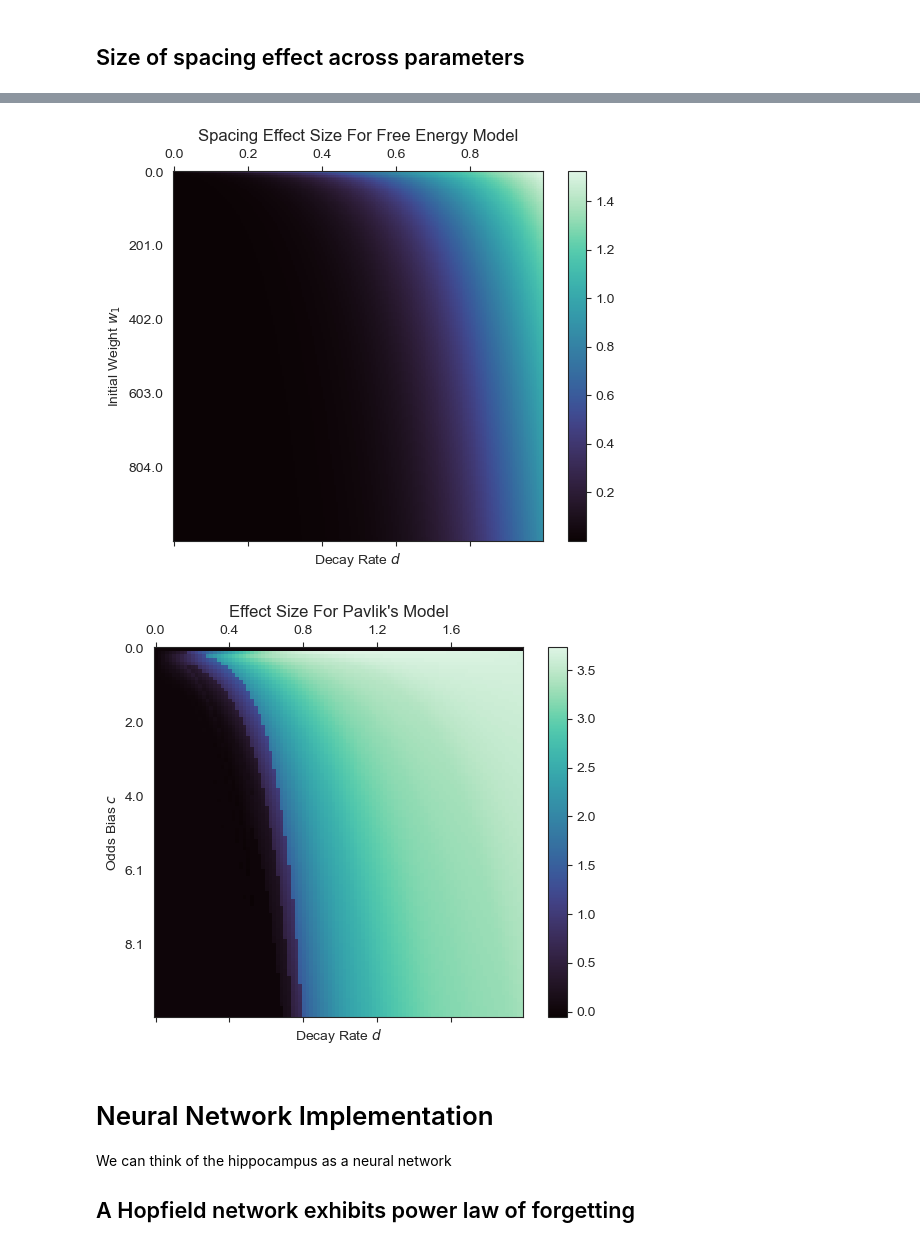
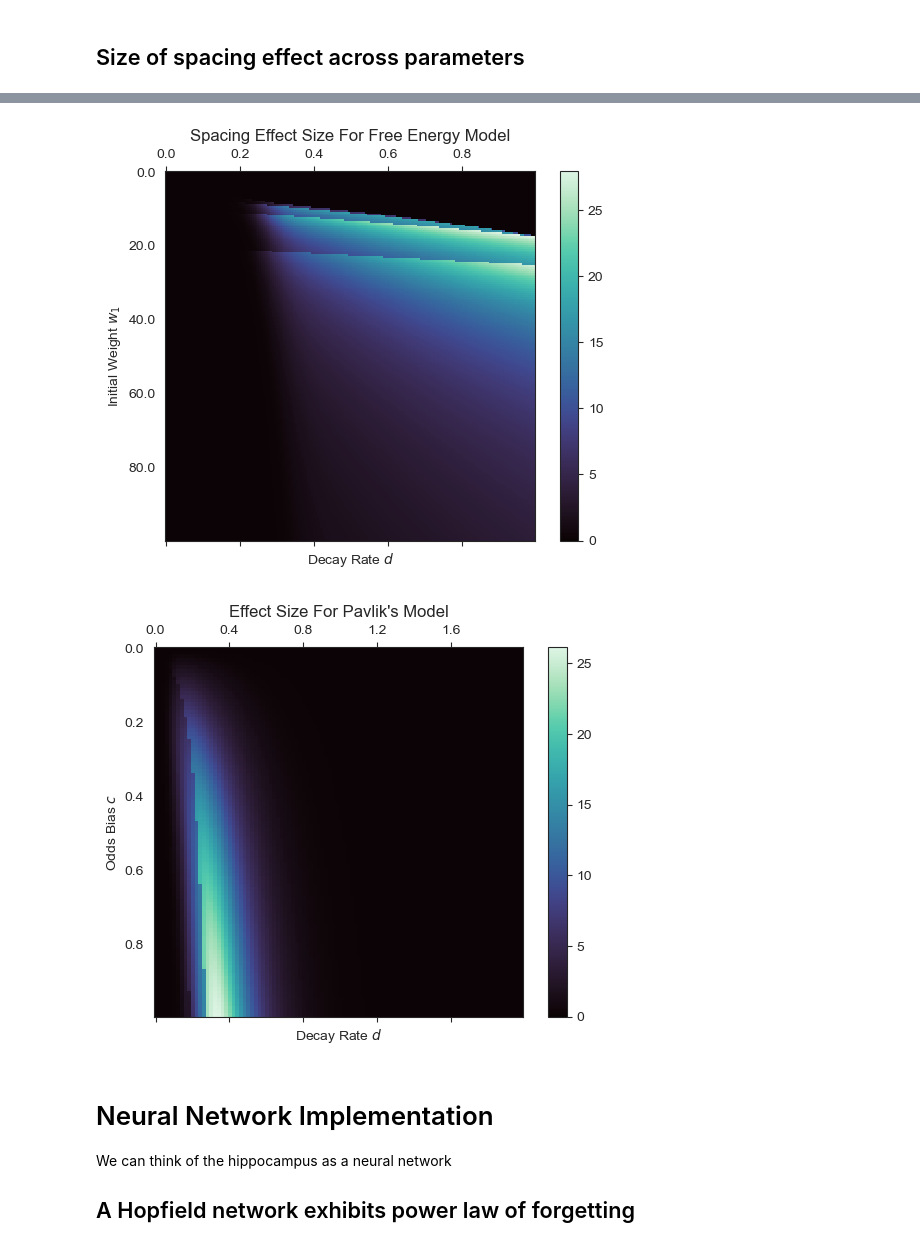
Before and after one commit to UWCCDL/SpacingEffect, a Jupyter notebook: spacing.ipynb, the cells around one changed output, grey strips where cells are left out. Drawn from its saved outputs; the diff is of its cells as text; code cells hidden in the pictures.

Commit message:
Better fitting of models to emulate Walsh et al 2018's procedure

```diff
--- a/spacing.ipynb
+++ b/spacing.ipynb
@@ -501,7 +587,7 @@ plt.show()
 
 ### Andrea's Model
 # %%
-default_w = 2.5
+default_w = 2
 default_d = 0.3
 
 def trace_activation(time, creation, d = default_d):
@@ -535,6 +621,6 @@ for i, t in enumerate(traces):
 ax.plot(time, memory, linewidth=3, color="grey", alpha=0.25)
 ax.set_xlabel("Time")
 ax.set_ylabel("Activation $A(m)$")
-ax.set_title("Surprisal Model ($w_0 = %.2f$, $d = %.2f$)" % (default_w, default_d))
+ax.set_title("Surprisal Model ($w_1 = %.2f$, $d = %.2f$)" % (default_w, default_d))
 plt.show()
 # %% [output]
@@ -867,11 +949,11 @@ def categorize(results):
 # %% [markdown]
 ### PSP For Free Energy
 # %%
-NPOINTS = 100
+NPOINTS = 500
 MARKERS = int(NPOINTS/5)
 
 cmap = plt.get_cmap('RdYlGn_r', 3)
-w_space = np.linspace(1e-10, 10, NPOINTS) # Y axis
+w_space = np.linspace(1e-10, 100, NPOINTS) # Y axis
 d_space = np.linspace(1e-10, 1, NPOINTS) # X Axis
 
 S = np.zeros((len(w_space), len(d_space)))
@@ -881,8 +963,6 @@ for i, w0 in enumerate(w_space):
         res = free_energy(design, d=d, w0=w0)
         S[i, j] = categorize(res)
 
-S[0,0]=2
-print(np.sum(S))
 fig = plt.figure()
 ax = fig.add_subplot(111)
 cax = ax.matshow(S, interpolation='nearest', cmap=cmap)
@@ -890,7 +970,7 @@ fig.colorbar(cax, ticks=[1/3, 1, 5/3], format=FixedFormatter(["All", "Some", "No
 ax.xaxis.set_major_locator(MultipleLocator(MARKERS))
 ax.yaxis.set_major_locator(MultipleLocator(MARKERS))
 ax.set_xticklabels([''] + [str(round(x, 1)) for x in d_space[0::MARKERS]])
-ax.set_yticklabels([''] + [str(round(x, 0)) for x in w_space[0::MARKERS]])
+ax.set_yticklabels([''] + [str(round(x, 1)) for x in w_space[0::MARKERS]])
 ax.set_ylabel("Initial Weight $w_1$")
 ax.set_xlabel("Decay Rate $d$")
 #ax.set_title("PSP For Free Energy Model, $w_1 \in [0, 10]$")
@@ -906,7 +985,7 @@ plt.show()
 NPOINTS = 300
 MARKERS = int(NPOINTS/5)
 
-c_space = np.linspace(0, 10, NPOINTS)
+c_space = np.linspace(0, 1, NPOINTS)
 d_space = np.linspace(1e-10, 1, NPOINTS)
 
 S = np.zeros((len(c_space), len(d_space)))
@@ -923,7 +1002,7 @@ fig.colorbar(cax, ticks=[1/3, 1, 5/3], format=FixedFormatter(["All", "Some", "No
 ax.xaxis.set_major_locator(MultipleLocator(MARKERS))
 ax.yaxis.set_major_locator(MultipleLocator(MARKERS))
 ax.set_xticklabels([''] + [str(round(x, 1)) for x in d_space[0::MARKERS]])
-ax.set_yticklabels([''] + [str(round(x, 0)) for x in c_space[0::MARKERS]])
+ax.set_yticklabels([''] + [str(round(x, 1)) for x in c_space[0::MARKERS]])
 ax.set_ylabel("Odds Bias $c$")
 ax.set_xlabel("Speed of Forgetting $\phi$")
 ax.set_title("PSP For Pavlik's Model")
@@ -953,5 +1032,5 @@ se_size(results)
 # %%
-w_space = np.linspace(0.0001, 1000, 200) # Y axis
+w_space = np.linspace(0.0001, 100, 200) # Y axis
 d_space = np.linspace(0.0001, 1.0001, 200) # X Axis
 
 S = np.zeros((len(w_space), len(d_space)))
@@ -975,33 +1054,33 @@ ax.set_title("Spacing Effect Size For Free Energy Model")
 plt.show()
 plt.show()
 # %% [output]
-[figure, old version]
+[figure, new version]
 # %%
-c_space = np.linspace(0, 10, 100)
+c_space = np.linspace(0, 1, 100)
 d_space = np.linspace(0.0001, 2.0001, 100)
 
 S = np.zeros((len(c_space), len(d_space)))
 
 for i, c in enumerate(c_space):
     for j, d in enumerate(d_space):
         res = pavlik(design, d=d, c=c)
         S[i, j] = se_size(res)
 
 fig = plt.figure()
 ax = fig.add_subplot(111)
 cax = ax.matshow(S, interpolation='nearest', cmap="mako")
 fig.colorbar(cax)
 ax.xaxis.set_major_locator(MultipleLocator(20))
 ax.yaxis.set_major_locator(MultipleLocator(20))
 ax.set_xticklabels([''] + [str(round(x, 1)) for x in d_space[0::20]])
 ax.set_yticklabels([''] + [str(round(x, 1)) for x in c_space[0::20]])
 ax.set_ylabel("Odds Bias $c$")
 ax.set_xlabel("Decay Rate $d$")
 ax.set_title("Effect Size For Pavlik's Model")
 plt.show()
 plt.show()
 # %% [output]
-[figure, old version]
+[figure, new version]
 # %% [markdown]
 # Neural Network Implementation
 
```
Also changed, not shown: parts of 22 cells of this notebook.
